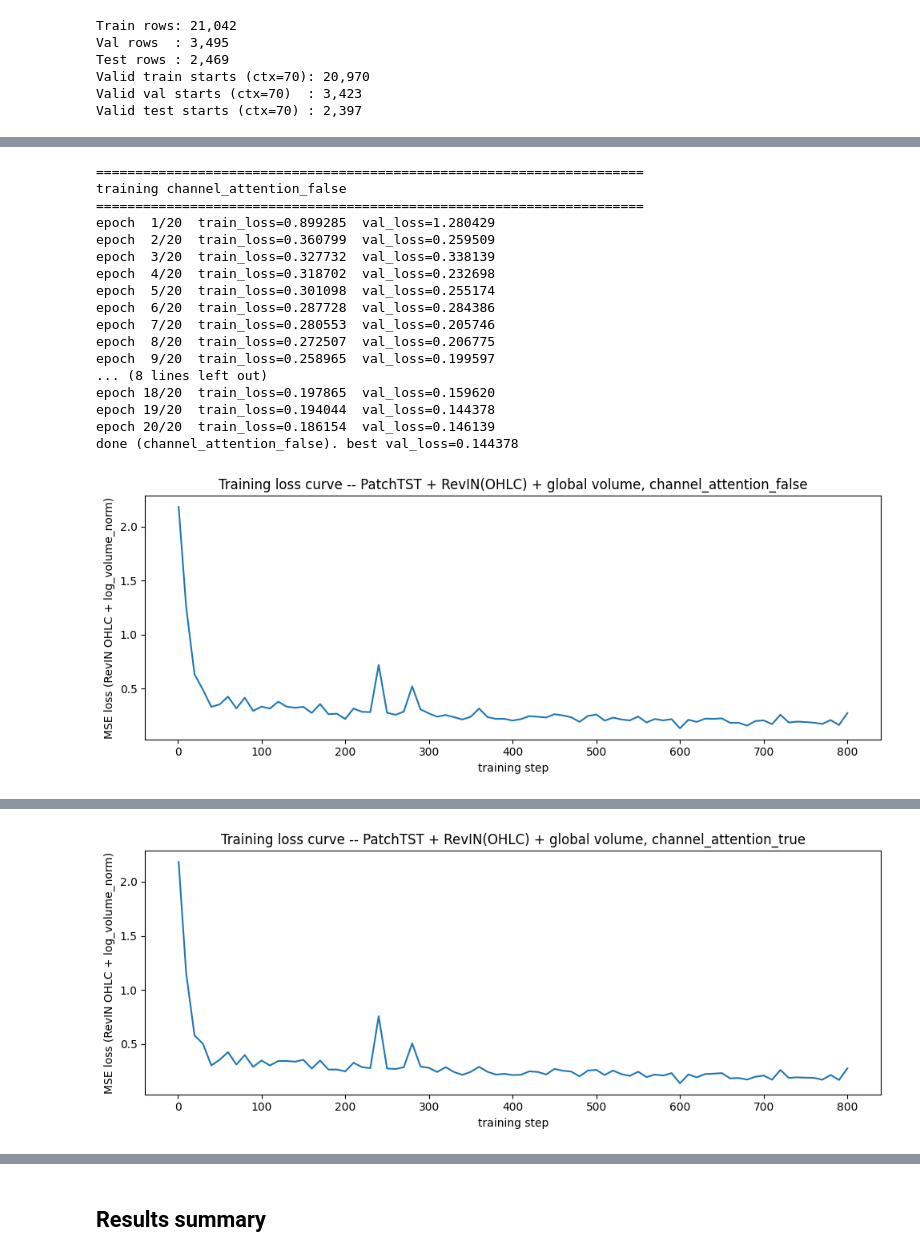
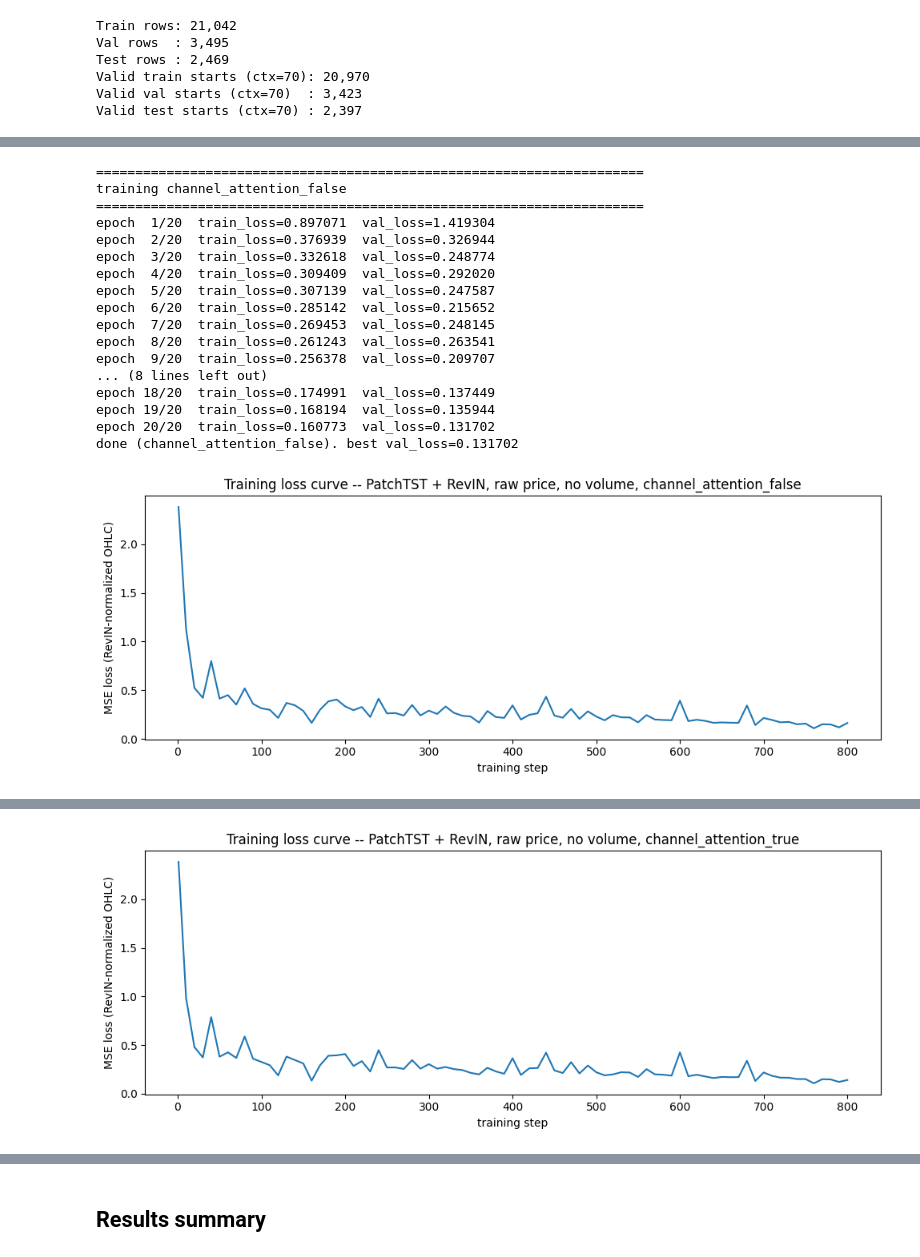
Before and after one commit to WoodyChang21/ECE1508_GenAI, a Jupyter notebook: steven/train_patchtst_hf_channel_attention.ipynb, the cells around one changed output, grey strips where cells are left out. Saved outputs shown, nothing was run; the diff lists cells and outputs as text; code cells hidden in the pictures.

```diff
--- a/steven/train_patchtst_hf_channel_attention.ipynb
+++ b/steven/train_patchtst_hf_channel_attention.ipynb
@@ -431,11 +389,8 @@ def run_epoch(model, loader, optimizer, device, train: bool, loss_history=None,
             pred_norm = model(past_values)
             # RevIN.fit() was just called inside model() using this batch's context, so
             # model.revin.normalize() here uses the matching context-derived stats to put
-            # the true OHLC target in the same normalized space the loss is computed in.
-            # Volume's target is already log_volume_norm -- concatenated through unchanged.
-            future_price_raw = future_values[:, :, :N_PRICE_CHANNELS]
-            future_vol_norm = future_values[:, :, N_PRICE_CHANNELS:]
-            true_norm = torch.cat([model.revin.normalize(future_price_raw), future_vol_norm], dim=-1)
+            # the true target in the same normalized space the loss is computed in.
+            true_norm = model.revin.normalize(future_values)
             loss = F.mse_loss(pred_norm, true_norm)
 
         if train:
@@ -466,33 +421,23 @@ def evaluate(model) -> dict:
             pv = batch['past_values'].to(DEVICE)
             fv = batch['future_values'].to(DEVICE)
             pred_norm = model(pv)
-            pred_price = model.revin.denormalize(pred_norm[:, :, :N_PRICE_CHANNELS])
-            pred_vol_norm = pred_norm[:, :, N_PRICE_CHANNELS:]
-            pred_mixed = torch.cat([pred_price, pred_vol_norm], dim=-1)   # OHLC real, volume still log_volume_norm
+            pred_price = model.revin.denormalize(pred_norm)   # back to real price -- no reconstruct_prices needed
             all_true.append(fv.cpu().numpy())
-            all_pred.append(pred_mixed.cpu().numpy())
+            all_pred.append(pred_price.cpu().numpy())
             all_close0.append(pv[:, -1, CLOSE_IDX].cpu().numpy())   # last context bar's real close
 
-    true_raw = np.concatenate(all_true)     # (n, 3, 5) real OHLC + log_volume_norm
-    pred_raw = np.concatenate(all_pred)     # (n, 3, 5) real OHLC (denormalized) + log_volume_norm
-    close_0 = np.concatenate(all_close0)    # (n,)
-    n = len(true_raw)
+    true_ohlc = np.concatenate(all_true)     # (n, 3, 4) real [open,high,low,close]
+    pred_ohlc = np.concatenate(all_pred)     # (n, 3, 4) predicted
+    close_0 = np.concatenate(all_close0)     # (n,)
+    n = len(true_ohlc)
 
-    true_ohlc = true_raw[:, :, :N_PRICE_CHANNELS]
-    pred_ohlc = pred_raw[:, :, :N_PRICE_CHANNELS]
     ohlc_mae, ohlc_rmse = mae_rmse(pred_ohlc, true_ohlc)
 
-    # reconstruct_volume expects log_volume_norm -> real volume, same function/stats every
-    # other notebook in this project uses -- no hand-rolled inverse needed here.
-    true_vol = reconstruct_volume(true_raw[:, :, N_PRICE_CHANNELS], stats)
-    pred_vol = reconstruct_volume(pred_raw[:, :, N_PRICE_CHANNELS], stats)
-    vol_mae, vol_rmse = mae_rmse(pred_vol, true_vol)
-
-    true_close_sign = np.sign(true_raw[:, :, CLOSE_IDX] - close_0[:, None])
-    pred_close_sign = np.sign(pred_raw[:, :, CLOSE_IDX] - close_0[:, None])
+    true_close_sign = np.sign(true_ohlc[:, :, CLOSE_IDX] - close_0[:, None])
+    pred_close_sign = np.sign(pred_ohlc[:, :, CLOSE_IDX] - close_0[:, None])
     dir_acc = (true_close_sign == pred_close_sign).mean(axis=0)
 
-    # Coherence check -- the diagnostic this run is testing (see markdown above).
+    # Coherence check -- see markdown above.
     coherent_up = (pred_close_sign > 0).all(axis=1)
     coherent_down = (pred_close_sign < 0).all(axis=1)
     coherence_rate = float((coherent_up | coherent_down).mean())
@@ -501,8 +446,6 @@ def evaluate(model) -> dict:
         'n_windows': n,
         'ohlc_mae': ohlc_mae,
         'ohlc_rmse': ohlc_rmse,
-        'volume_mae': vol_mae,
-        'volume_rmse': vol_rmse,
         'directional_accuracy': dir_acc.tolist(),
         'coherence_rate': coherence_rate,
     }
@@ -535,7 +478,7 @@ for channel_attention in CHANNEL_ATTENTION_SETTINGS:
         train_rng = np.random.default_rng(SEED + epoch)
         n_train = min(TRAIN_WINDOWS_PER_EPOCH, len(train_starts_full))
         train_starts = train_rng.choice(train_starts_full, size=n_train, replace=False)
-        train_ds = FixedContextRawDataset(raw, train_starts)
+        train_ds = FixedContextOHLCDataset(ohlc, train_starts)
         train_loader = DataLoader(train_ds, batch_size=BATCH_SIZE, shuffle=True, collate_fn=collate)
 
         train_metrics = run_epoch(model, train_loader, optimizer, DEVICE, train=True,
@@ -552,48 +495,47 @@ for channel_attention in CHANNEL_ATTENTION_SETTINGS:
 
     fig, ax = plt.subplots(figsize=(10, 4))
     steps, losses = zip(*loss_history)
     ax.plot(steps, losses)
     ax.set_xlabel('training step')
-    ax.set_ylabel('MSE loss (RevIN OHLC + log_volume_norm)')
-    ax.set_title(f'Training loss curve -- PatchTST + RevIN(OHLC) + global volume, {setting_key}')
+    ax.set_ylabel('MSE loss (RevIN-normalized OHLC)')
+    ax.set_title(f'Training loss curve -- PatchTST + RevIN, raw price, no volume, {setting_key}')
     plt.tight_layout()
     plt.show()
 
     eval_metrics = evaluate(model)
     print(f'  OHLC MAE / RMSE     : {eval_metrics["ohlc_mae"]:.4f} / {eval_metrics["ohlc_rmse"]:.4f}')
-    print(f'  volume MAE / RMSE   : {eval_metrics["volume_mae"]:,.1f} / {eval_metrics["volume_rmse"]:,.1f}')
     dir_acc = eval_metrics['directional_accuracy']
     print(f'  dir acc per bar     : {dir_acc[0]:.4f} / {dir_acc[1]:.4f} / {dir_acc[2]:.4f}')
     print(f'  coherence rate      : {eval_metrics["coherence_rate"]:.4f}  '
-          f'(step 2\'s return-target + no-volume run scored 0/2397 on this exact check)')
+          f'(step 3\'s two volume-included runs scored 0.81-0.94; step 2\'s collapse scored 0/2397)')
 
     output = {
         'experiment': {**EXPERIMENT, 'channel_attention': channel_attention, 'seed': SEED},
         'best_val_loss': best_val_loss,
         **eval_metrics,
     }
     results[setting_key] = output
 
     out_path = f'steven/comparison_metrics/{EXPERIMENT["name"]}-{setting_key}.json'
     with open(out_path, 'w') as f:
         json.dump(output, f, indent=2)
     print(f'  wrote {out_path}')
 # %% [output]
 ======================================================================
 training channel_attention_false
 ======================================================================
-epoch  1/20  train_loss=0.899285  val_loss=1.280429
-epoch  2/20  train_loss=0.360799  val_loss=0.259509
-epoch  3/20  train_loss=0.327732  val_loss=0.338139
-epoch  4/20  train_loss=0.318702  val_loss=0.232698
-epoch  5/20  train_loss=0.301098  val_loss=0.255174
-epoch  6/20  train_loss=0.287728  val_loss=0.284386
-epoch  7/20  train_loss=0.280553  val_loss=0.205746
-epoch  8/20  train_loss=0.272507  val_loss=0.206775
-epoch  9/20  train_loss=0.258965  val_loss=0.199597
+epoch  1/20  train_loss=0.897071  val_loss=1.419304
+epoch  2/20  train_loss=0.376939  val_loss=0.326944
+epoch  3/20  train_loss=0.332618  val_loss=0.248774
+epoch  4/20  train_loss=0.309409  val_loss=0.292020
+epoch  5/20  train_loss=0.307139  val_loss=0.247587
+epoch  6/20  train_loss=0.285142  val_loss=0.215652
+epoch  7/20  train_loss=0.269453  val_loss=0.248145
+epoch  8/20  train_loss=0.261243  val_loss=0.263541
+epoch  9/20  train_loss=0.256378  val_loss=0.209707
 ... (8 lines left out)
-epoch 18/20  train_loss=0.197865  val_loss=0.159620
-epoch 19/20  train_loss=0.194044  val_loss=0.144378
-epoch 20/20  train_loss=0.186154  val_loss=0.146139
-done (channel_attention_false). best val_loss=0.144378
+epoch 18/20  train_loss=0.174991  val_loss=0.137449
+epoch 19/20  train_loss=0.168194  val_loss=0.135944
+epoch 20/20  train_loss=0.160773  val_loss=0.131702
+done (channel_attention_false). best val_loss=0.131702
-[figure, old version]
+[figure, new version]
@@ -617 +559 @@ done (channel_attention_true). best val_loss=0.143286
-[figure, old version]
+[figure, new version]
```
Also changed, not shown: parts of 15 cells of this notebook, 1 other file.
